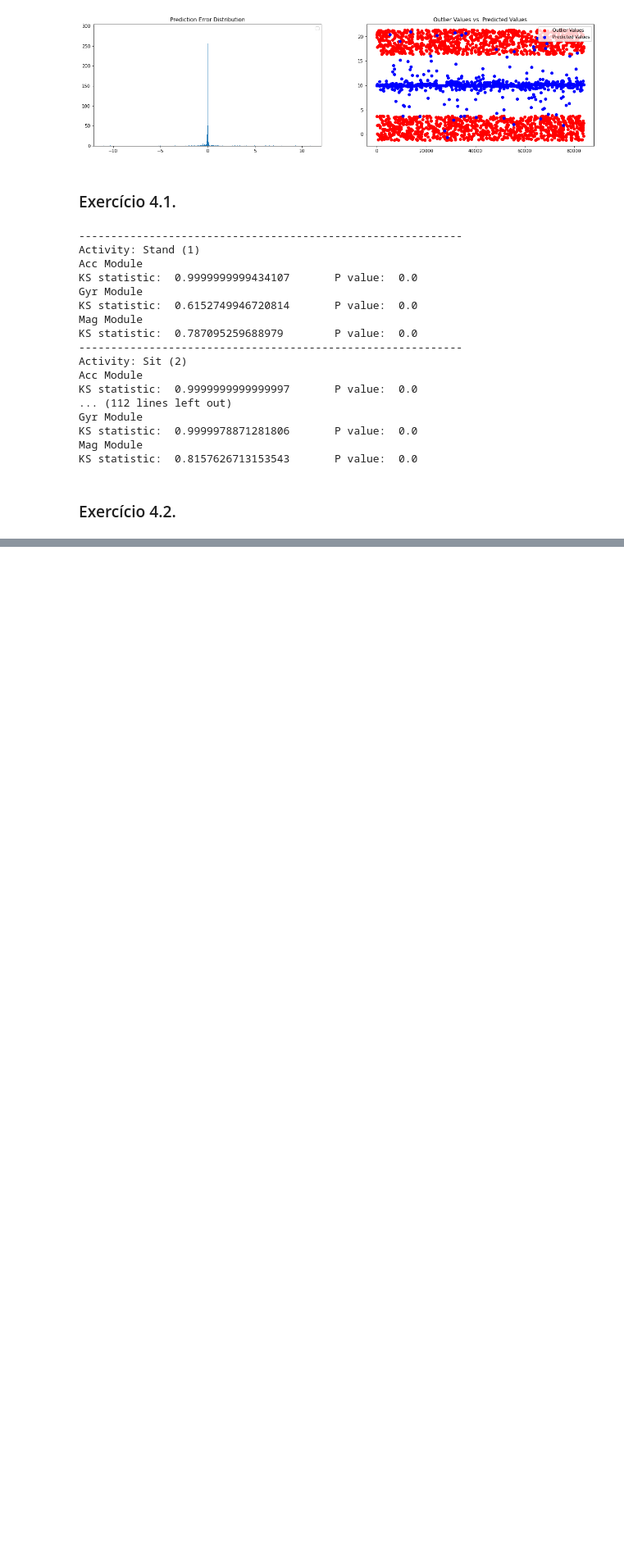
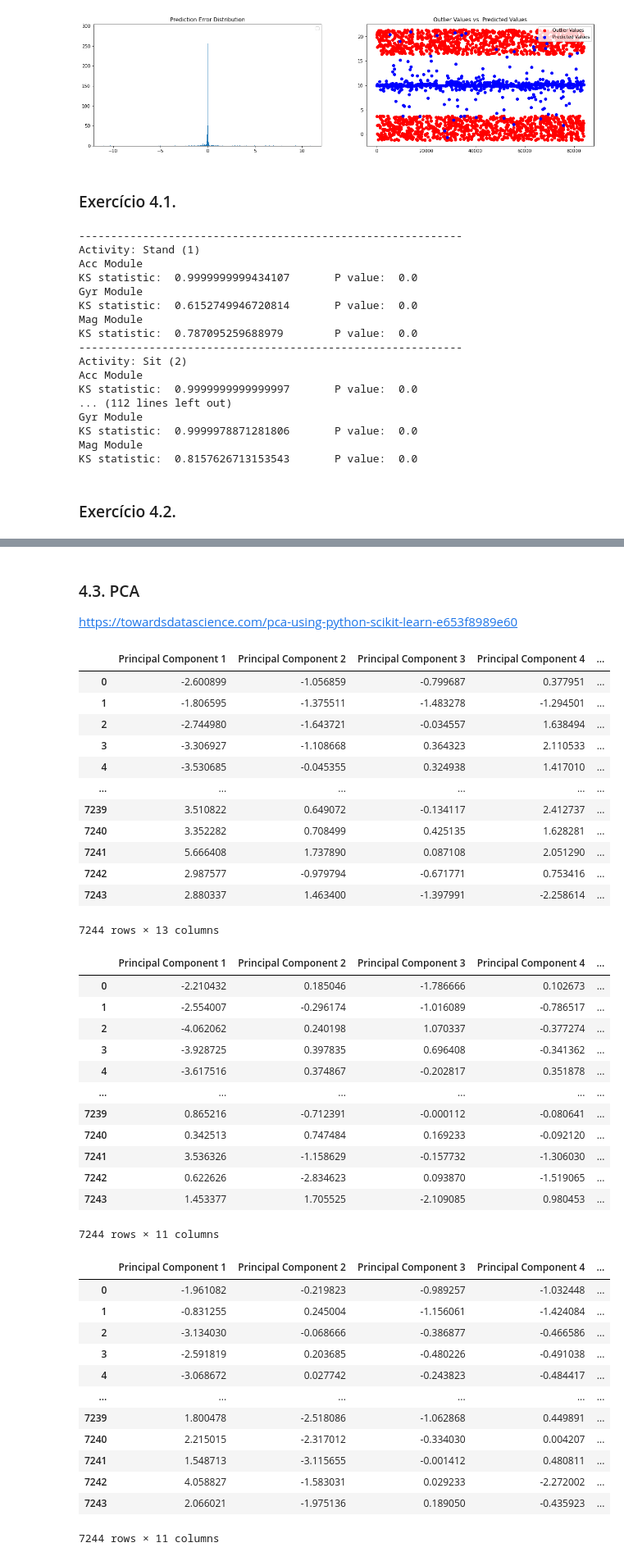
Before and after one commit to patii01/TCD-TP, a Jupyter notebook: code/mainActivity.ipynb, the cells around one changed output, grey strips where cells are left out. Shown at 82% size. Drawn from its saved outputs; the diff is of its cells as text; code cells hidden in the pictures; blank space fills up the shorter version.

```diff
--- a/code/mainActivity.ipynb
+++ b/code/mainActivity.ipynb
@@ -775,0 +890,4 @@ result.to_csv('file_name.csv', encoding='utf-8')
+# %% [markdown]
+### 4.3. PCA
+
+https://towardsdatascience.com/pca-using-python-scikit-learn-e653f8989e60
@@ -775,0 +919,60 @@ result.to_csv('file_name.csv', encoding='utf-8')
+# %%
+from sklearn.decomposition import PCA
+
+def pca(data,target, n_components):
+
+    ppca = PCA(n_components)
+    principalComponents = ppca.fit_transform(data)
+
+    principalDf = pd.DataFrame(data = principalComponents, columns = ['Principal Component ' + str(i+1) for i in range(principalComponents.shape[1])])
+    finalDf = pd.concat([principalDf, target], axis = 1)
+
+    return finalDf
+
+pca_acc = pca(features_acc,target_acc, 0.75)
+pca_gyr = pca(features_gyr, target_gyr, 0.75)
+pca_mag = pca(features_mag, target_mag, 0.75)
+
+display(pca_acc)
+display(pca_gyr)
+display(pca_mag)
+# %% [output]
+|  | Principal Component 1 | Principal Component 2 | Principal Component 3 | Principal Component 4 | ... |
+| 0 | -2.600899 | -1.056859 | -0.799687 | 0.377951 | ... |
+| 1 | -1.806595 | -1.375511 | -1.483278 | -1.294501 | ... |
+| 2 | -2.744980 | -1.643721 | -0.034557 | 1.638494 | ... |
+| 3 | -3.306927 | -1.108668 | 0.364323 | 2.110533 | ... |
+| 4 | -3.530685 | -0.045355 | 0.324938 | 1.417010 | ... |
+| ... | ... | ... | ... | ... | ... |
+| 7239 | 3.510822 | 0.649072 | -0.134117 | 2.412737 | ... |
+| 7240 | 3.352282 | 0.708499 | 0.425135 | 1.628281 | ... |
+| 7241 | 5.666408 | 1.737890 | 0.087108 | 2.051290 | ... |
+| 7242 | 2.987577 | -0.979794 | -0.671771 | 0.753416 | ... |
+| 7243 | 2.880337 | 1.463400 | -1.397991 | -2.258614 | ... |
+7244 rows × 13 columns
+|  | Principal Component 1 | Principal Component 2 | Principal Component 3 | Principal Component 4 | ... |
+| 0 | -2.210432 | 0.185046 | -1.786666 | 0.102673 | ... |
+| 1 | -2.554007 | -0.296174 | -1.016089 | -0.786517 | ... |
+| 2 | -4.062062 | 0.240198 | 1.070337 | -0.377274 | ... |
+| 3 | -3.928725 | 0.397835 | 0.696408 | -0.341362 | ... |
+| 4 | -3.617516 | 0.374867 | -0.202817 | 0.351878 | ... |
+| ... | ... | ... | ... | ... | ... |
+| 7239 | 0.865216 | -0.712391 | -0.000112 | -0.080641 | ... |
+| 7240 | 0.342513 | 0.747484 | 0.169233 | -0.092120 | ... |
+| 7241 | 3.536326 | -1.158629 | -0.157732 | -1.306030 | ... |
+| 7242 | 0.622626 | -2.834623 | 0.093870 | -1.519065 | ... |
+| 7243 | 1.453377 | 1.705525 | -2.109085 | 0.980453 | ... |
+7244 rows × 11 columns
+|  | Principal Component 1 | Principal Component 2 | Principal Component 3 | Principal Component 4 | ... |
+| 0 | -1.961082 | -0.219823 | -0.989257 | -1.032448 | ... |
+| 1 | -0.831255 | 0.245004 | -1.156061 | -1.424084 | ... |
+| 2 | -3.134030 | -0.068666 | -0.386877 | -0.466586 | ... |
+| 3 | -2.591819 | 0.203685 | -0.480226 | -0.491038 | ... |
+| 4 | -3.068672 | 0.027742 | -0.243823 | -0.484417 | ... |
+| ... | ... | ... | ... | ... | ... |
+| 7239 | 1.800478 | -2.518086 | -1.062868 | 0.449891 | ... |
+| 7240 | 2.215015 | -2.317012 | -0.334030 | 0.004207 | ... |
+| 7241 | 1.548713 | -3.115655 | -0.001412 | 0.480811 | ... |
+| 7242 | 4.058827 | -1.583031 | 0.029233 | -2.272002 | ... |
+| 7243 | 2.066021 | -1.975136 | 0.189050 | -0.435923 | ... |
+7244 rows × 11 columns
```
Also changed, not shown: parts of 5 cells of this notebook.
